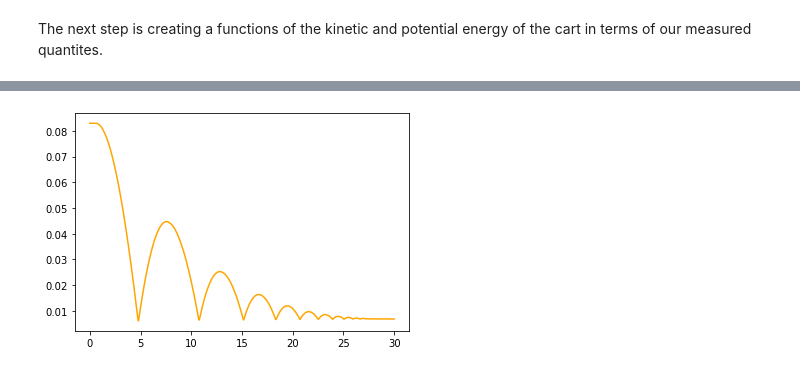
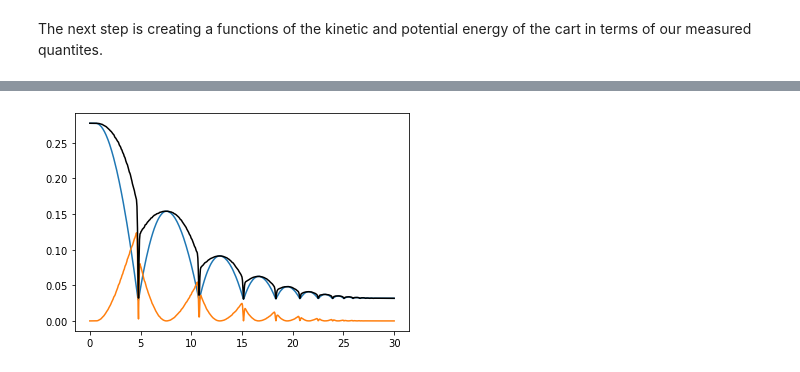
Before and after one commit to mattg1243/Energy-Conservation, a Jupyter notebook: lab9.ipynb, the cells around one changed output, grey strips where cells are left out. Saved outputs shown, nothing was run; the diff lists cells and outputs as text; code cells hidden in the pictures.

```diff
--- a/lab9.ipynb
+++ b/lab9.ipynb
@@ -80,9 +83,17 @@ plt.show()
-# %%
-# testing sin
-plt.plot(data["Latest: Time (s)"], data["Potential Energy (N)"], color="orange")
-plt.show()
-# %% [output]
-[figure, removed]
+# %%
+# create the graph
+# assign coordinates
+x1 = data["Latest: Time (s)"]
+y1 = data["Potential Energy (J)"]
+x2 = data["Latest: Time (s)"]
+y2 = data["Kinetic Energy (J): 1/2mv^2"]
+x3 = data["Latest: Time (s)"]
+y3 = data["Total Energy(J)"]
+plt.plot(x1, y1, x2, y2)
+plt.plot(x3, y3, color="black")
+plt.show()
+# %% [output]
+[figure, added]
 # %%
 # need both on sam graph along with a line representing the sum of both datasets
 # as a function of time
```
Also changed, not shown: parts of 3 cells of this notebook.
